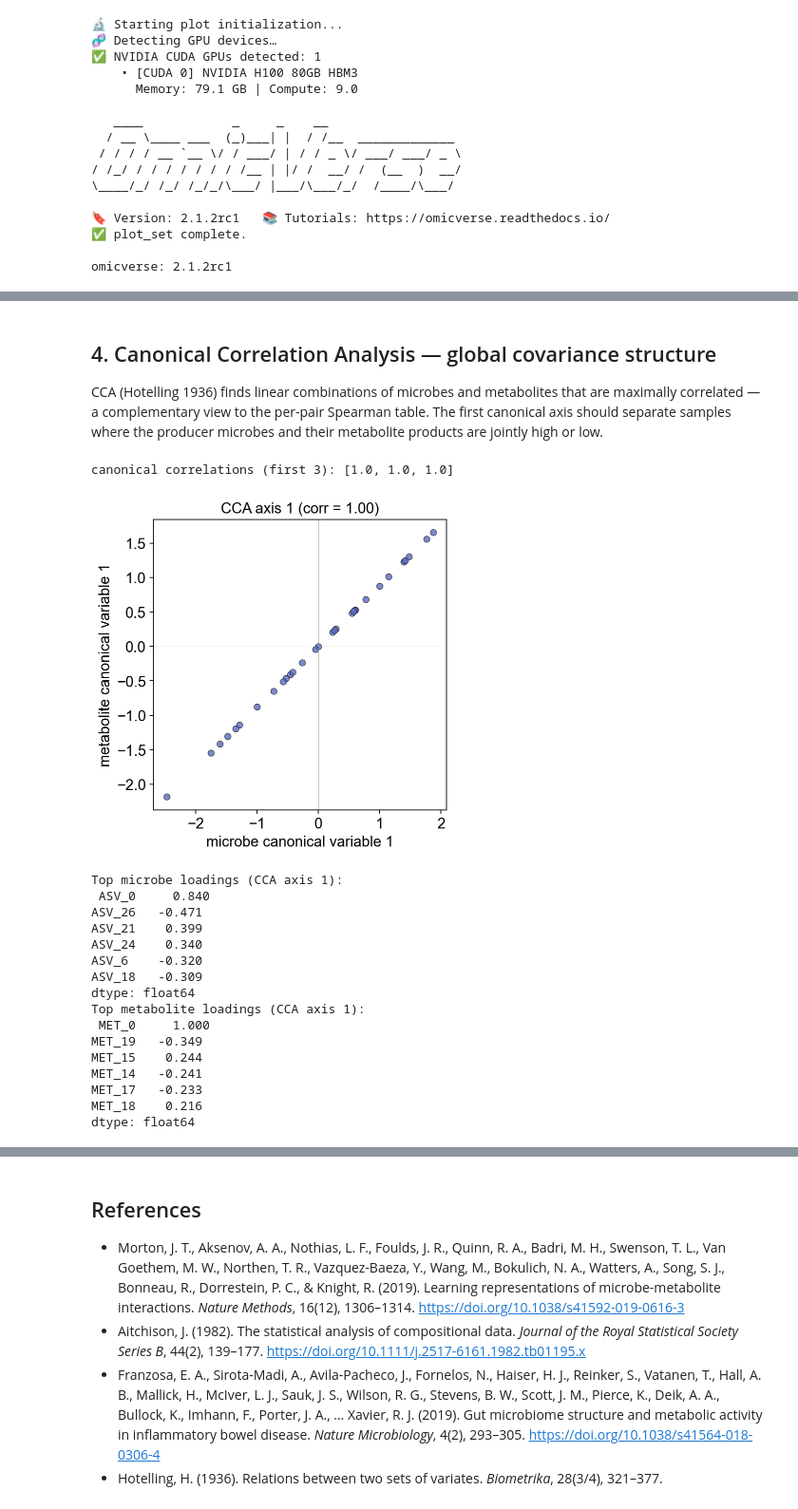
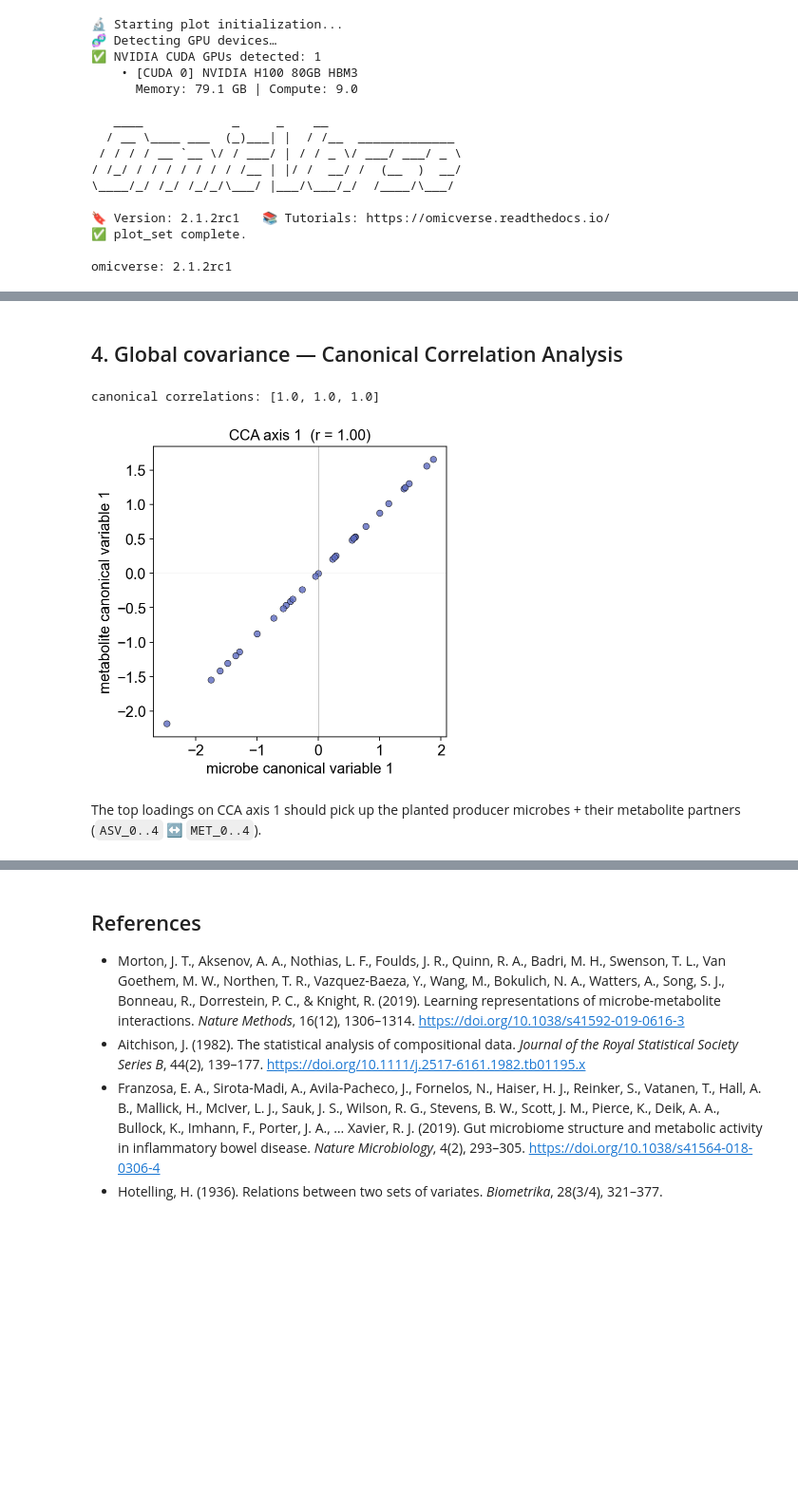
Before and after one commit to DBinary/omicverse-tutorials, a Jupyter notebook: docs/Tutorials-Multi-Omics/micro-meta/t_micro_metabol_paired.ipynb, the cells around one changed output, grey strips where cells are left out. Shown at 95% size. Drawn from its saved outputs; the diff is of its cells as text; code cells hidden in the pictures; blank space fills up the shorter version.

```diff
--- a/docs/Tutorials-Multi-Omics/micro-meta/t_micro_metabol_paired.ipynb
+++ b/docs/Tutorials-Multi-Omics/micro-meta/t_micro_metabol_paired.ipynb
@@ -151,0 +56,7 @@ log1p-metabol Y_mt: (30, 20) mean= 5.052946187126839
+# %%
+adata_mb, adata_mt, truth = ov.micro.simulate_paired(
+    n_samples=30, n_microbes=40, n_metabolites=20, n_pairs=5, seed=0,
+)
+print('microbe AnnData:', adata_mb.shape)
+print('metabolite AnnData:', adata_mt.shape)
+truth
@@ -201,57 +95,16 @@ Top 10 Spearman hits:
 # %% [markdown]
-## 4. Canonical Correlation Analysis — global covariance structure
-
-CCA (Hotelling 1936) finds linear combinations of microbes and
-metabolites that are maximally correlated — a complementary view to
-the per-pair Spearman table. The first canonical axis should separate
-samples where the producer microbes and their metabolite products are
-jointly high or low.
+## 4. Global covariance — Canonical Correlation Analysis
-# %%
-from sklearn.cross_decomposition import CCA
-
-n_comp = 3
-cca = CCA(n_components=n_comp, max_iter=500)
-U, V = cca.fit_transform(Y_mb, Y_mt)
-
-cancor = [float(np.corrcoef(U[:, k], V[:, k])[0, 1]) for k in range(n_comp)]
-print('canonical correlations (first 3):',
-      [round(c, 3) for c in cancor])
-
-fig, ax = plt.subplots(figsize=(5, 5))
-ax.scatter(U[:, 0], V[:, 0], s=35, alpha=0.8,
-           c='#5C6BC0', edgecolors='k', linewidths=0.5)
-ax.set_xlabel('microbe canonical variable 1')
-ax.set_ylabel('metabolite canonical variable 1')
-ax.set_title(f'CCA axis 1 (corr = {cancor[0]:.2f})')
-ax.axhline(0, color='grey', lw=0.4)
-ax.axvline(0, color='grey', lw=0.4)
-plt.tight_layout(); plt.show()
-
-# Which microbes / metabolites load the first canonical axis?
-microbe_loadings = pd.Series(cca.x_loadings_[:, 0],
-                              index=adata_mb.var_names).sort_values(
-    key=lambda s: s.abs(), ascending=False)
-metab_loadings = pd.Series(cca.y_loadings_[:, 0],
-                            index=adata_mt.var_names).sort_values(
-    key=lambda s: s.abs(), ascending=False)
-print('Top microbe loadings (CCA axis 1):\n', microbe_loadings.head(6).round(3))
-print('Top metabolite loadings (CCA axis 1):\n', metab_loadings.head(6).round(3))
-# %% [output]
-canonical correlations (first 3): [1.0, 1.0, 1.0]
-[figure, removed]
-Top microbe loadings (CCA axis 1):
- ASV_0     0.840
-ASV_26   -0.471
-ASV_21    0.399
-ASV_24    0.340
-ASV_6    -0.320
-ASV_18   -0.309
-dtype: float64
-Top metabolite loadings (CCA axis 1):
- MET_0     1.000
-MET_19   -0.349
-MET_15    0.244
-MET_14   -0.241
-MET_17   -0.233
-MET_18    0.216
-dtype: float64
+# %%
+cca = ov.micro.paired_cca(adata_mb, adata_mt, n_components=3)
+print('canonical correlations:',
+      [round(c, 3) for c in cca['canonical_correlations']])
+# %% [output]
+canonical correlations: [1.0, 1.0, 1.0]
+# %%
+ov.micro.plot_cca_scatter(cca, component=1)
+plt.tight_layout(); plt.show()
+# %% [output]
+[figure, added]
+# %% [markdown]
+The top loadings on CCA axis 1 should pick up the planted producer
+microbes + their metabolite partners (`ASV_0..4` ↔ `MET_0..4`).
```
Also changed, not shown: parts of 29 cells of this notebook.
